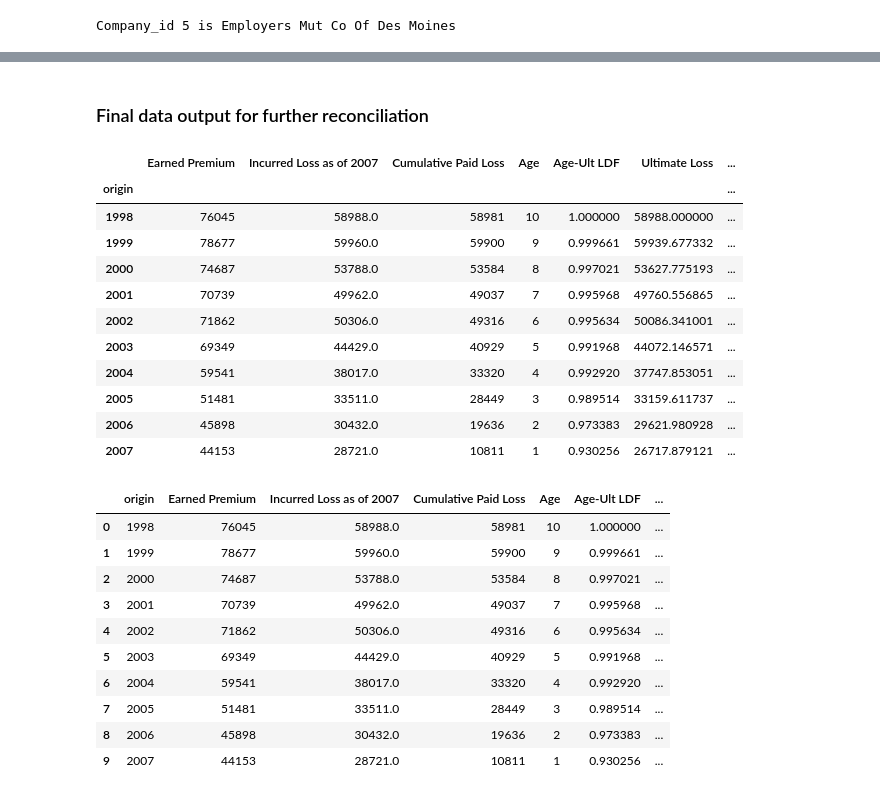
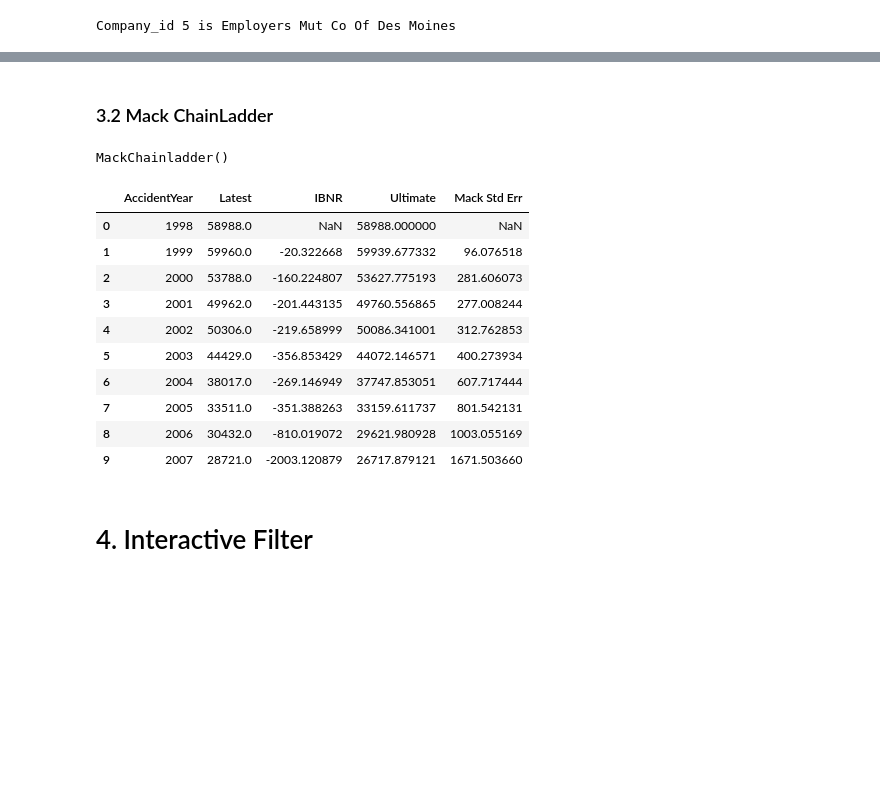
Before and after one commit to Eddie-Zhu-IRL/Loss-Reserve-Chain-Ladder-Model, a Jupyter notebook: Python/LossReserving_Python.ipynb, the cells around one changed output, grey strips where cells are left out. Saved outputs shown, nothing was run; the diff lists cells and outputs as text; code cells hidden in the pictures; blank space fills up the shorter version.

```diff
--- a/Python/LossReserving_Python.ipynb
+++ b/Python/LossReserving_Python.ipynb
@@ -115,33 +223,0 @@ data_dict = {"Earned Premium": dt.groupby("AccidentYear")["EarnedPremDIR"].max()
-# %% [markdown]
-### Final data output for further reconciliation
-# %%
-output = pd.DataFrame(data_dict, index=loss_triangle.origin)
-output
-# %% [output]
-|  | Earned Premium | Incurred Loss as of 2007 | Cumulative Paid Loss | Age | Age-Ult LDF | Ultimate Loss | ... |
-| origin |  |  |  |  |  |  | ... |
-| 1998 | 76045 | 58988.0 | 58981 | 10 | 1.000000 | 58988.000000 | ... |
-| 1999 | 78677 | 59960.0 | 59900 | 9 | 0.999661 | 59939.677332 | ... |
-| 2000 | 74687 | 53788.0 | 53584 | 8 | 0.997021 | 53627.775193 | ... |
-| 2001 | 70739 | 49962.0 | 49037 | 7 | 0.995968 | 49760.556865 | ... |
-| 2002 | 71862 | 50306.0 | 49316 | 6 | 0.995634 | 50086.341001 | ... |
-| 2003 | 69349 | 44429.0 | 40929 | 5 | 0.991968 | 44072.146571 | ... |
-| 2004 | 59541 | 38017.0 | 33320 | 4 | 0.992920 | 37747.853051 | ... |
-| 2005 | 51481 | 33511.0 | 28449 | 3 | 0.989514 | 33159.611737 | ... |
-| 2006 | 45898 | 30432.0 | 19636 | 2 | 0.973383 | 29621.980928 | ... |
-| 2007 | 44153 | 28721.0 | 10811 | 1 | 0.930256 | 26717.879121 | ... |
-# %%
-# quick view of data by re-indexing
-output.reset_index()
-# %% [output]
-|  | origin | Earned Premium | Incurred Loss as of 2007 | Cumulative Paid Loss | Age | Age-Ult LDF | ... |
-| 0 | 1998 | 76045 | 58988.0 | 58981 | 10 | 1.000000 | ... |
-| 1 | 1999 | 78677 | 59960.0 | 59900 | 9 | 0.999661 | ... |
-| 2 | 2000 | 74687 | 53788.0 | 53584 | 8 | 0.997021 | ... |
-| 3 | 2001 | 70739 | 49962.0 | 49037 | 7 | 0.995968 | ... |
-| 4 | 2002 | 71862 | 50306.0 | 49316 | 6 | 0.995634 | ... |
-| 5 | 2003 | 69349 | 44429.0 | 40929 | 5 | 0.991968 | ... |
-| 6 | 2004 | 59541 | 38017.0 | 33320 | 4 | 0.992920 | ... |
-| 7 | 2005 | 51481 | 33511.0 | 28449 | 3 | 0.989514 | ... |
-| 8 | 2006 | 45898 | 30432.0 | 19636 | 2 | 0.973383 | ... |
-| 9 | 2007 | 44153 | 28721.0 | 10811 | 1 | 0.930256 | ... |
@@ -153,0 +224,25 @@ output.reset_index(names = "AccidentYear").to_excel("Python_Ouput.xlsx", sheet_n
+# %% [markdown]
+### 3.2 Mack ChainLadder
+# %%
+mack = cl.MackChainladder()
+dev = cl.Development(sigma_interpolation="mack")
+mack.fit(dev.fit_transform(loss_triangle["IncurredLosses"]))
+
+mack
+# %% [output]
+MackChainladder()
+# %%
+mack_output = mack.summary_.to_frame(origin_as_datetime=False).reset_index(names = "AccidentYear")
+mack_output
+# %% [output]
+|  | AccidentYear | Latest | IBNR | Ultimate | Mack Std Err |
+| 0 | 1998 | 58988.0 | NaN | 58988.000000 | NaN |
+| 1 | 1999 | 59960.0 | -20.322668 | 59939.677332 | 96.076518 |
+| 2 | 2000 | 53788.0 | -160.224807 | 53627.775193 | 281.606073 |
+| 3 | 2001 | 49962.0 | -201.443135 | 49760.556865 | 277.008244 |
+| 4 | 2002 | 50306.0 | -219.658999 | 50086.341001 | 312.762853 |
+| 5 | 2003 | 44429.0 | -356.853429 | 44072.146571 | 400.273934 |
+| 6 | 2004 | 38017.0 | -269.146949 | 37747.853051 | 607.717444 |
+| 7 | 2005 | 33511.0 | -351.388263 | 33159.611737 | 801.542131 |
+| 8 | 2006 | 30432.0 | -810.019072 | 29621.980928 | 1003.055169 |
+| 9 | 2007 | 28721.0 | -2003.120879 | 26717.879121 | 1671.503660 |
@@ -153,0 +258,2 @@ output.reset_index(names = "AccidentYear").to_excel("Python_Ouput.xlsx", sheet_n
+# %% [markdown]
+# 4. Interactive Filter
```
Also changed, not shown: parts of 25 cells of this notebook, 1 other file.
